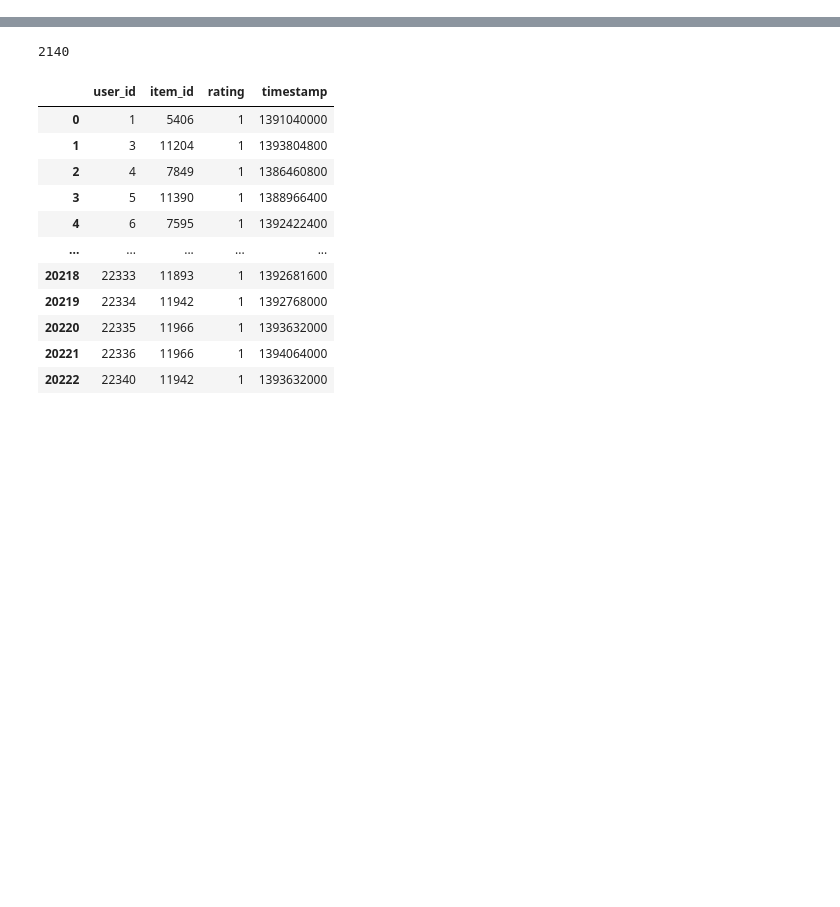
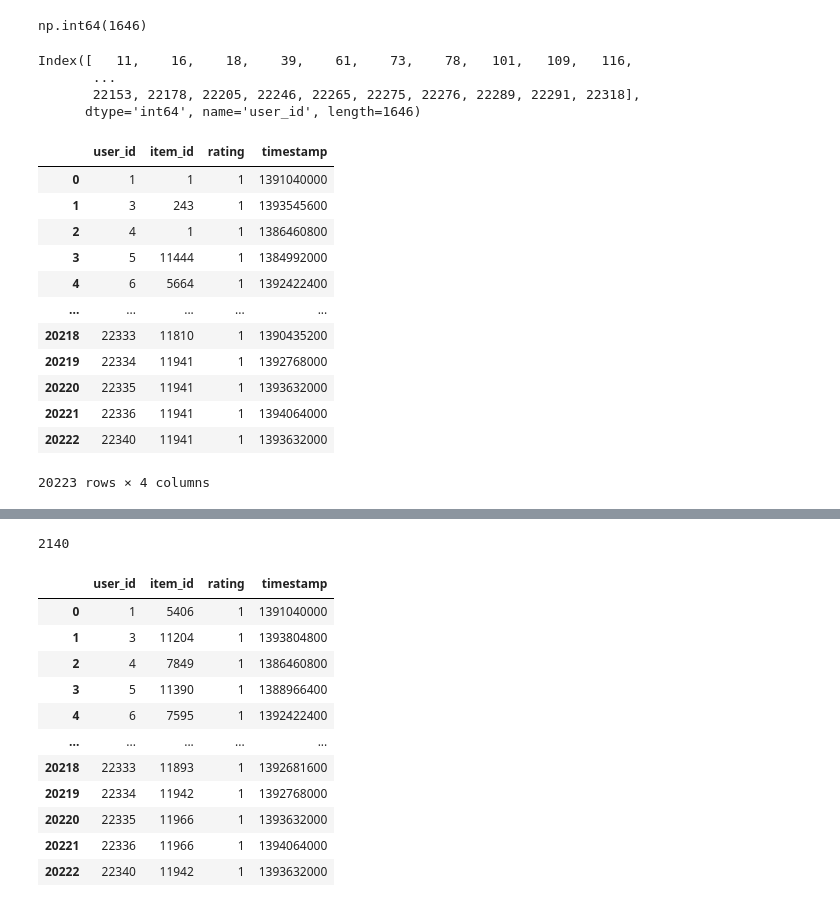
Before and after one commit to fallnlove/btl_recsys, a Jupyter notebook: sandox.ipynb, the cells around one changed output, grey strips where cells are left out. Saved outputs shown, nothing was run; the diff lists cells and outputs as text; code cells hidden in the pictures; blank space fills up the shorter version.

```diff
--- a/sandox.ipynb
+++ b/sandox.ipynb
@@ -8,3 +8,31 @@ test_path = "data/global_split/reviews_Beauty_5/test.csv"
 val = pd.read_csv(val_path)
 train = pd.read_csv(train_path)
 test = pd.read_csv(test_path)
+# %%
+(train.groupby(by="user_id").count()["item_id"] < 3).sum()
+# %% [output]
+np.int64(1646)
+# %%
+df = (train.groupby(by="user_id").count()["item_id"] < 3)
+bad_users = df[df].index
+# %% [output]
+Index([   11,    16,    18,    39,    61,    73,    78,   101,   109,   116,
+       ...
+       22153, 22178, 22205, 22246, 22265, 22275, 22276, 22289, 22291, 22318],
+      dtype='int64', name='user_id', length=1646)
+# %%
+validation = train.groupby(by="user_id").last().reset_index()
+# %% [output]
+|  | user_id | item_id | rating | timestamp |
+| 0 | 1 | 1 | 1 | 1391040000 |
+| 1 | 3 | 243 | 1 | 1393545600 |
+| 2 | 4 | 1 | 1 | 1386460800 |
+| 3 | 5 | 11444 | 1 | 1384992000 |
+| 4 | 6 | 5664 | 1 | 1392422400 |
+| ... | ... | ... | ... | ... |
+| 20218 | 22333 | 11810 | 1 | 1390435200 |
+| 20219 | 22334 | 11941 | 1 | 1392768000 |
+| 20220 | 22335 | 11941 | 1 | 1393632000 |
+| 20221 | 22336 | 11941 | 1 | 1394064000 |
+| 20222 | 22340 | 11941 | 1 | 1393632000 |
+20223 rows × 4 columns
```
Also changed, not shown: parts of 1 cell of this notebook, 2 other files.
